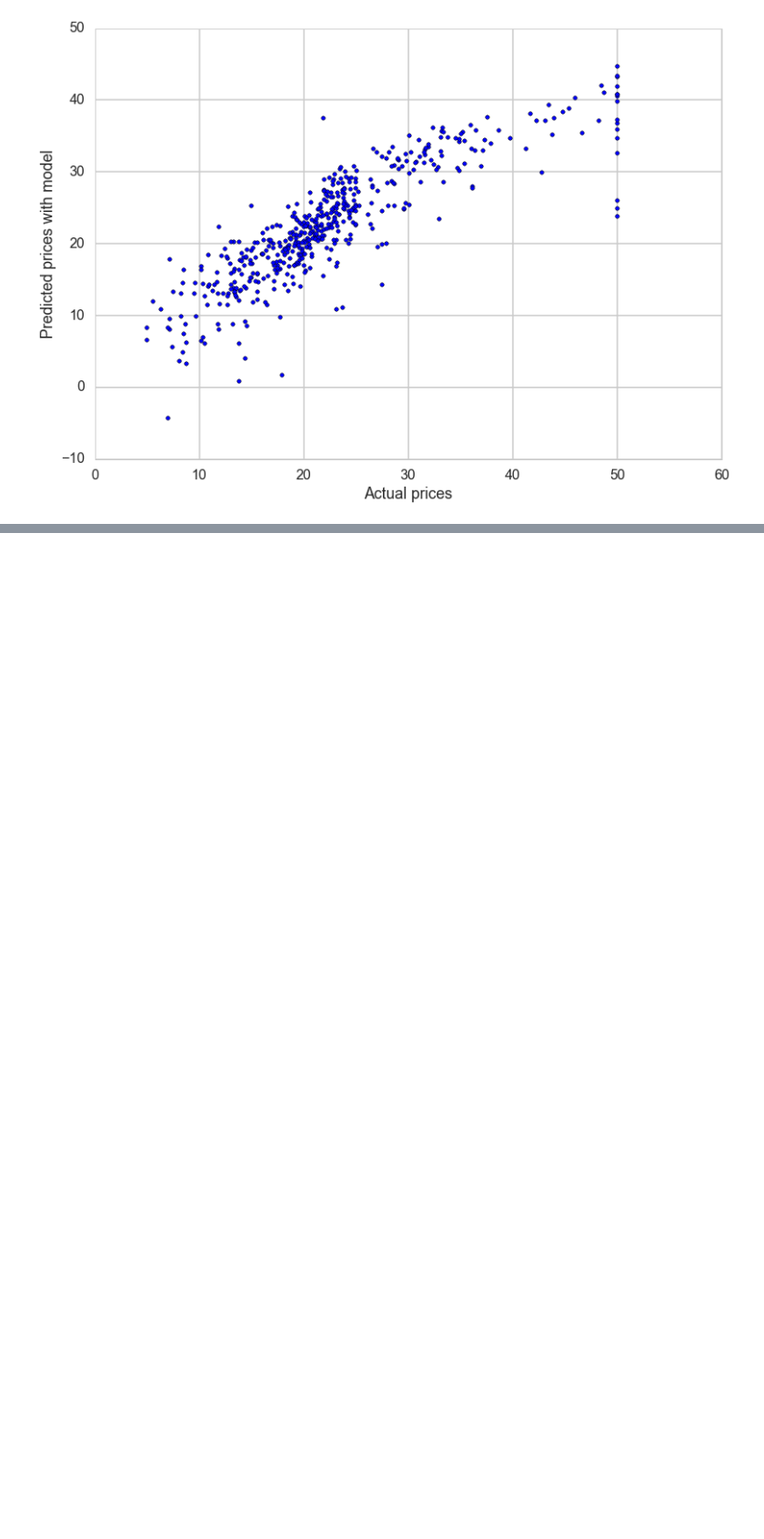
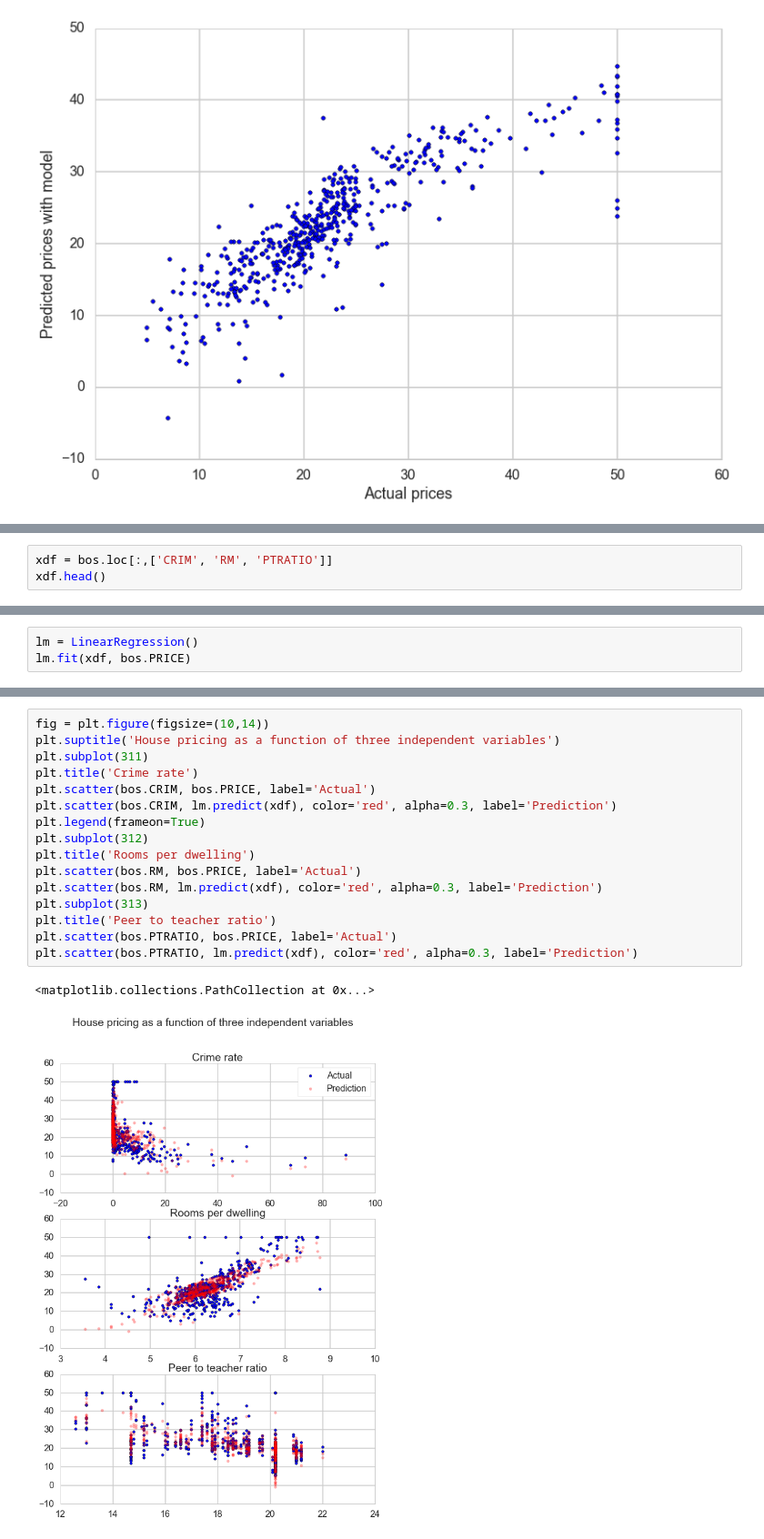
Before and after one commit to zazencodes/Harvard_labs_cs109, a Jupyter notebook: Lab4_stats.ipynb, the cells around one changed output, grey strips where cells are left out. Shown: that part at 91% size. Saved outputs shown, nothing was run; the diff lists cells and outputs as text; blank space fills up the shorter version.

```diff
--- a/Lab4_stats.ipynb
+++ b/Lab4_stats.ipynb
@@ -340,0 +400,3 @@ plt.ylabel('Predicted prices with model')
+# %%
+xdf = bos.loc[:,['CRIM', 'RM', 'PTRATIO']]
+xdf.head()
@@ -340,0 +410,3 @@ plt.ylabel('Predicted prices with model')
+# %%
+lm = LinearRegression()
+lm.fit(xdf, bos.PRICE)
@@ -340,0 +435,19 @@ plt.ylabel('Predicted prices with model')
+# %%
+fig = plt.figure(figsize=(10,14))
+plt.suptitle('House pricing as a function of three independent variables')
+plt.subplot(311)
+plt.title('Crime rate')
+plt.scatter(bos.CRIM, bos.PRICE, label='Actual')
+plt.scatter(bos.CRIM, lm.predict(xdf), color='red', alpha=0.3, label='Prediction')
+plt.legend(frameon=True)
+plt.subplot(312)
+plt.title('Rooms per dwelling')
+plt.scatter(bos.RM, bos.PRICE, label='Actual')
+plt.scatter(bos.RM, lm.predict(xdf), color='red', alpha=0.3, label='Prediction')
+plt.subplot(313)
+plt.title('Peer to teacher ratio')
+plt.scatter(bos.PTRATIO, bos.PRICE, label='Actual')
+plt.scatter(bos.PTRATIO, lm.predict(xdf), color='red', alpha=0.3, label='Prediction')
+# %% [output]
+<matplotlib.collections.PathCollection at 0x...>
+[figure, added]
```
Also changed, not shown: parts of 29 cells of this notebook, 1 other file.
